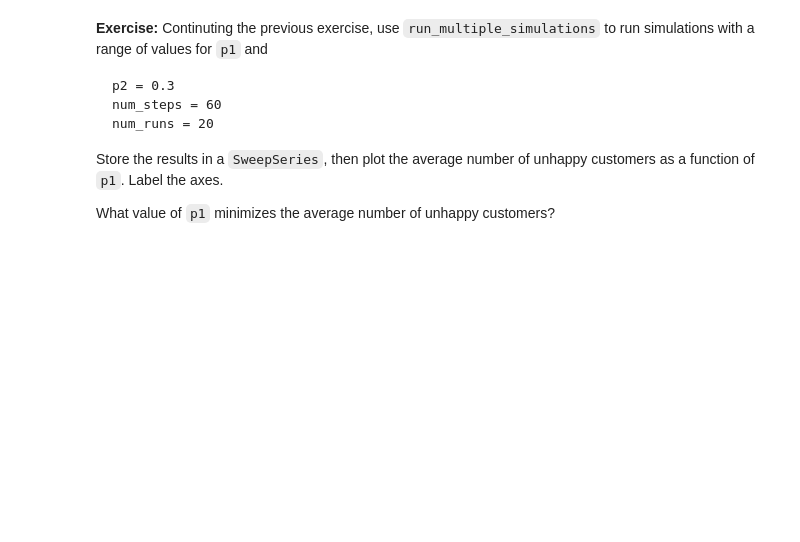
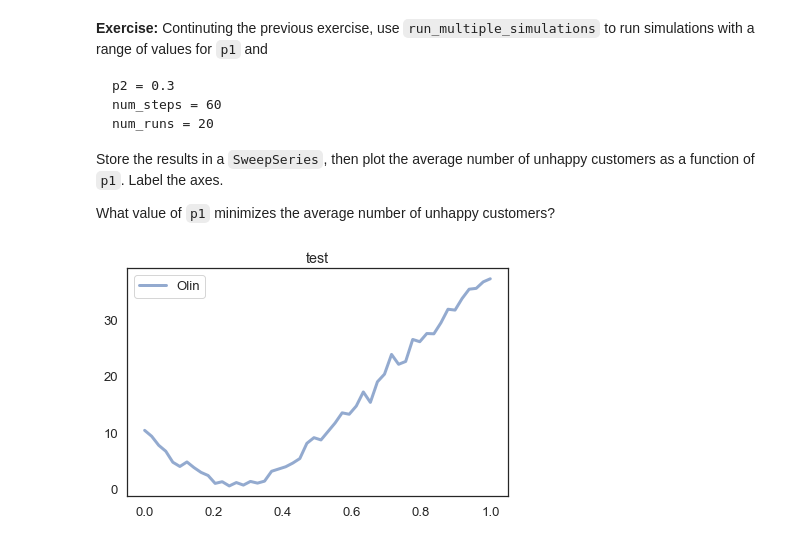
Before and after one commit to duncanmazza/ModSimPy, a Jupyter notebook: code/chap04-mine.ipynb, the cells around one changed output. Saved outputs shown, nothing was run; the diff lists cells and outputs as text; code cells hidden in the pictures; blank space fills up the shorter version.

```diff
--- a/code/chap04-mine.ipynb
+++ b/code/chap04-mine.ipynb
@@ -358,13 +352,10 @@ Display the resulting `TimeSeries` and use the `mean` function provided by the `
 # %%
 def run_multiple_simulations(p1, p2, num_steps, num_runs):
     results = TimeSeries()
+    data = TimeSeries()
     for i in range(num_runs):
         state = run_simulation(p1, p2, num_steps)
         results[i] = state.olin_empty + state.wellesley_empty
-    return results
+    return results.mean()
 
-data = run_multiple_simulations(0.2, 0.3, 100, 100)
-
-plot(data, label='Olin')
-decorate(title = 'test')
-print (data.mean())
+# run_multiple_simulations(0.2, 0.3, 100, 100)
@@ -385,5 +373,19 @@ num_runs = 20
 Store the results in a `SweepSeries`, then plot the average number of unhappy customers as a function of `p1`.  Label the axes.
 
 What value of `p1` minimizes the average number of unhappy customers?
+# %%
+p1_array = linspace(0,1,50)
+def run_multiple_simulations_sweep(p1_array, p2, num_steps, num_runs):
+    sweep = SweepSeries()
+    for p1 in p1_array:
+        sweep[p1] = run_multiple_simulations(p1, p2, num_steps, num_runs)
+    return sweep
+
+data = run_multiple_simulations_sweep(p1_array, 0.2, 60, 20)
+
+plot(data, label='Olin')
+decorate(title = 'test')
+# %% [output]
+[figure, added]
 # %%
 # Solution goes here
```
Also changed, not shown: parts of 10 cells of this notebook, 35 other files.
